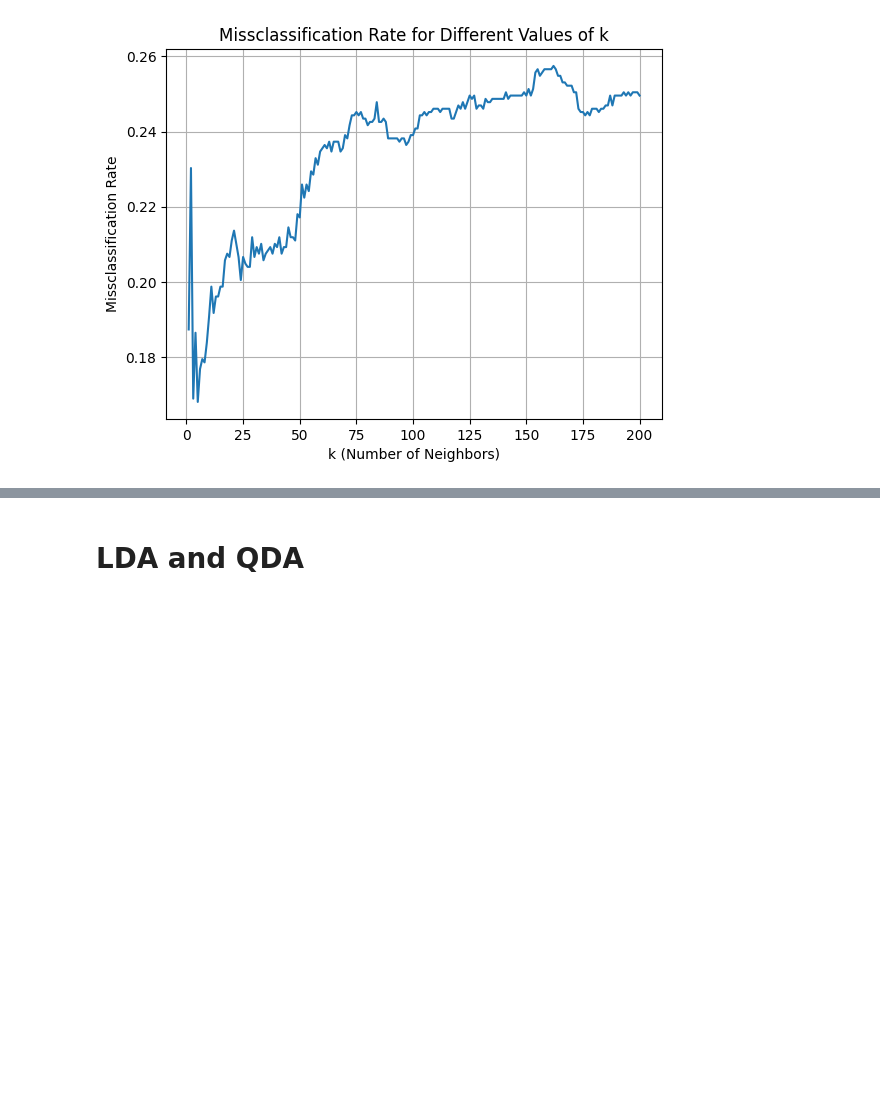
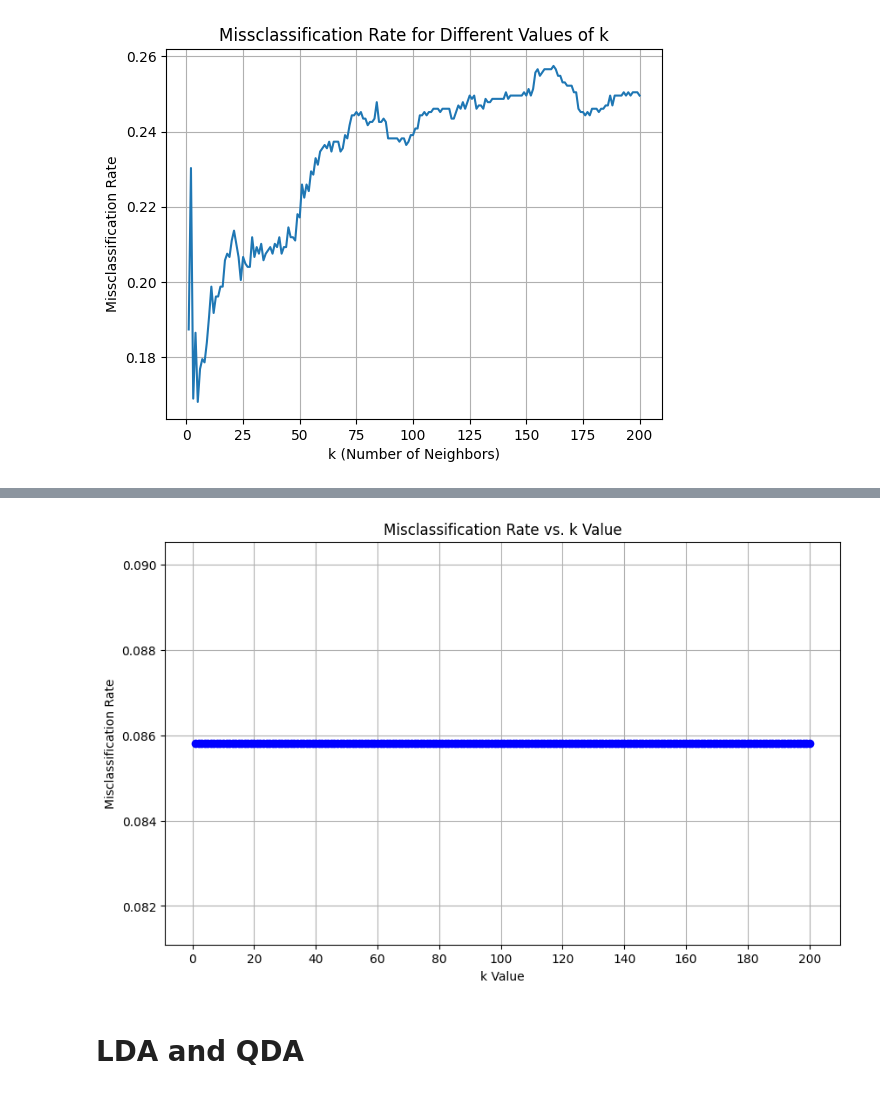
Before and after one commit to elisehammarstrom/statistical_machine_learning, a Jupyter notebook: sml_exploration.ipynb, the cells around one changed output, grey strips where cells are left out. Saved outputs shown, nothing was run; the diff lists cells and outputs as text; code cells hidden in the pictures; blank space fills up the shorter version.

Commit message:
added k-nn with grid search

```diff
--- a/sml_exploration.ipynb
+++ b/sml_exploration.ipynb
@@ -566,5 +570,6 @@ AUC [0.7964424477901895, 0.7964424477901895, 0.7964424477901895, 0.7964424477901
 # %%
-model = skl_nb.KNeighborsClassifier(n_neighbors=1)
+#k-nn for one value
+model = skl_nb.KNeighborsClassifier(n_neighbors=36)
 model.fit(X_train, y_train)
 
 # Ensure X_test is a NumPy array or DataFrame
@@ -634,3 +687,28 @@ plt.show()
+# %%
+#plot misclassification rate, a bit unnecessary but plotted it with manual before as well
+# Lists to store results
+missclassification_rates = []
+k_values = []
+
+# Perform grid search with cross-validation
+for k in range(1, 201):
+    # Use the best_model for predictions
+    prediction = best_model.predict(X_test)
+    missclassification_rate = np.mean(prediction != y_test)
+    missclassification_rates.append(missclassification_rate)
+    k_values.append(k)
+
+# Plot misclassification rate
+plt.figure(figsize=(10, 6))
+plt.plot(k_values, missclassification_rates, marker='o', linestyle='-', color='b')
+plt.title('Misclassification Rate vs. k Value')
+plt.xlabel('k Value')
+plt.ylabel('Misclassification Rate')
+plt.xticks(range(0, 201, 20))
+plt.grid(True)
+plt.show()
+# %% [output]
+[figure, added]
 # %% [markdown]
 # LDA and QDA
 # %% [markdown]
```
Also changed, not shown: parts of 6 cells of this notebook.
